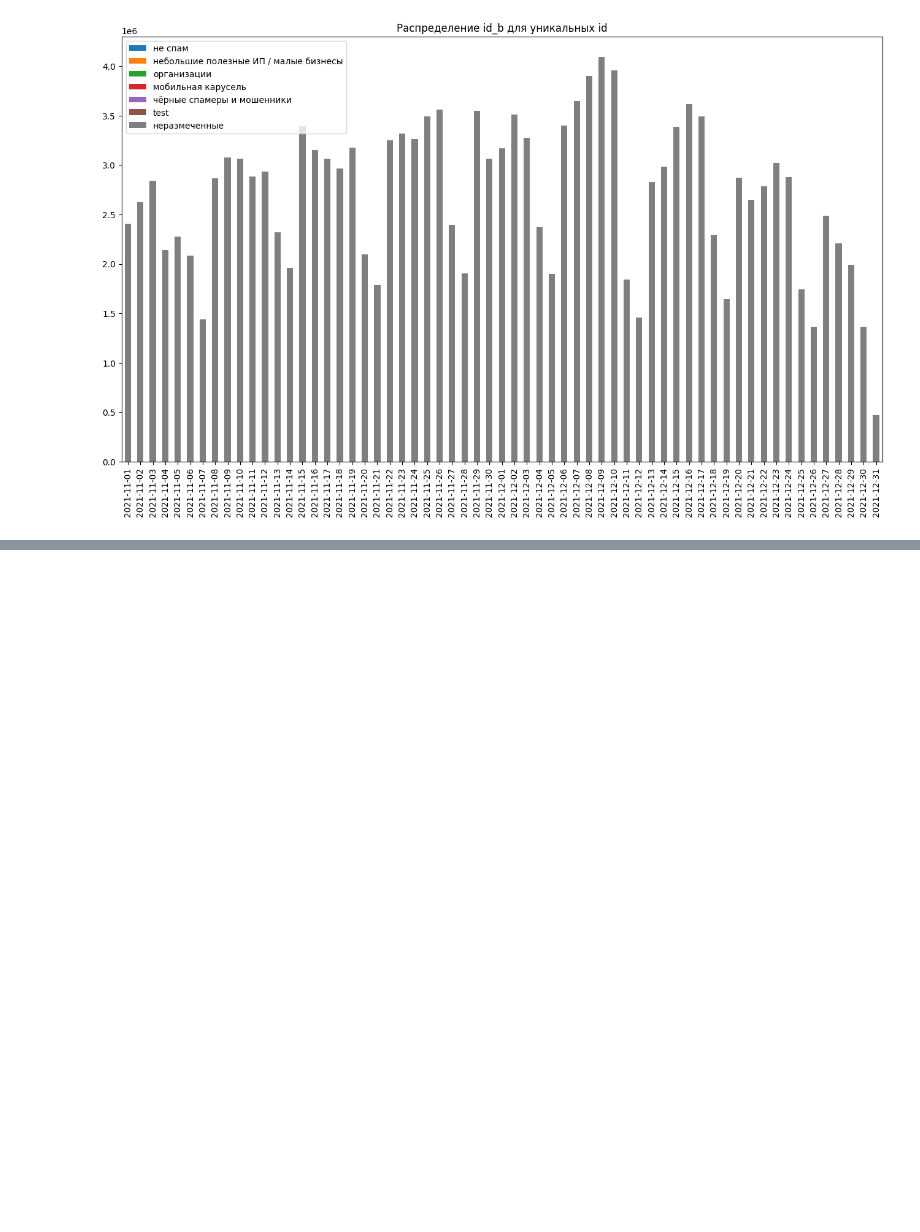
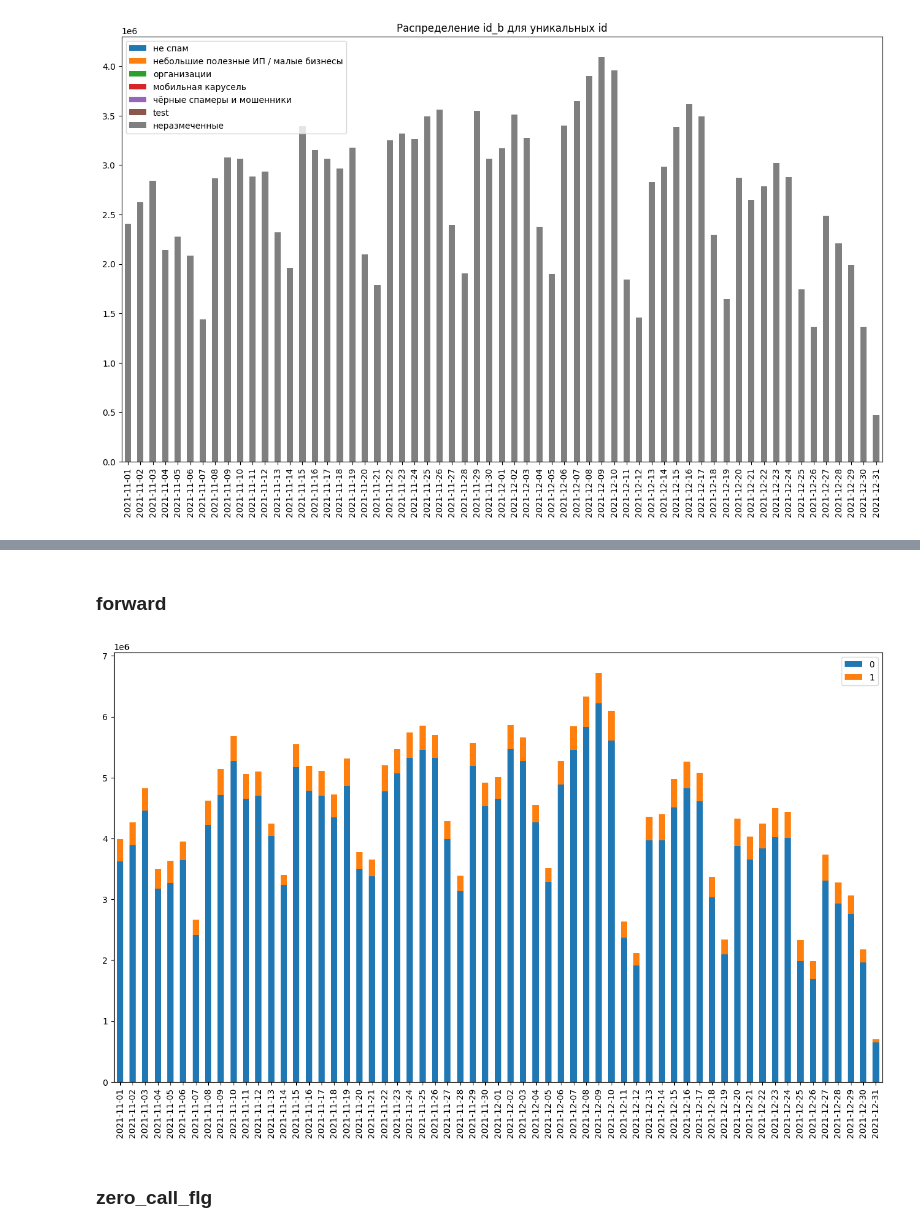
Before and after one commit to Kislv/BestHack2022-DataScience, a Jupyter notebook: EDA.ipynb, the cells around one changed output, grey strips where cells are left out. Drawn from its saved outputs; the diff is of its cells as text; code cells hidden in the pictures; blank space fills up the shorter version.

```diff
--- a/EDA.ipynb
+++ b/EDA.ipynb
@@ -269,0 +333,23 @@ plt.show()
+# %% [markdown]
+### forward
+# %%
+fwd = pd.DataFrame(index=[0, 1])
+for data_path in data_paths:
+    date = pd.to_datetime(
+        data_path.replace(os.path.join('data', 'transactions', 'time_key='), '').replace('.csv', '').replace('-', '.'),
+        format='%Y-%m-%d',
+    )
+    call_transactions = pd.read_csv(data_path, usecols=['forward'], dtype={'forward': 'uint32'})
+    fwd[date] = call_transactions['forward'].value_counts()
+fwd = fwd.transpose()
+# %%
+fig, ax = plt.subplots()
+
+fwd.plot(kind='bar', ax=ax, figsize=(16, 9), stacked=True)
+ax.set_xticklabels(fwd.index.format())
+
+plt.show()
+# %% [output]
+[figure, added]
+# %% [markdown]
+### zero_call_flg
```
Also changed, not shown: parts of 29 cells of this notebook.
